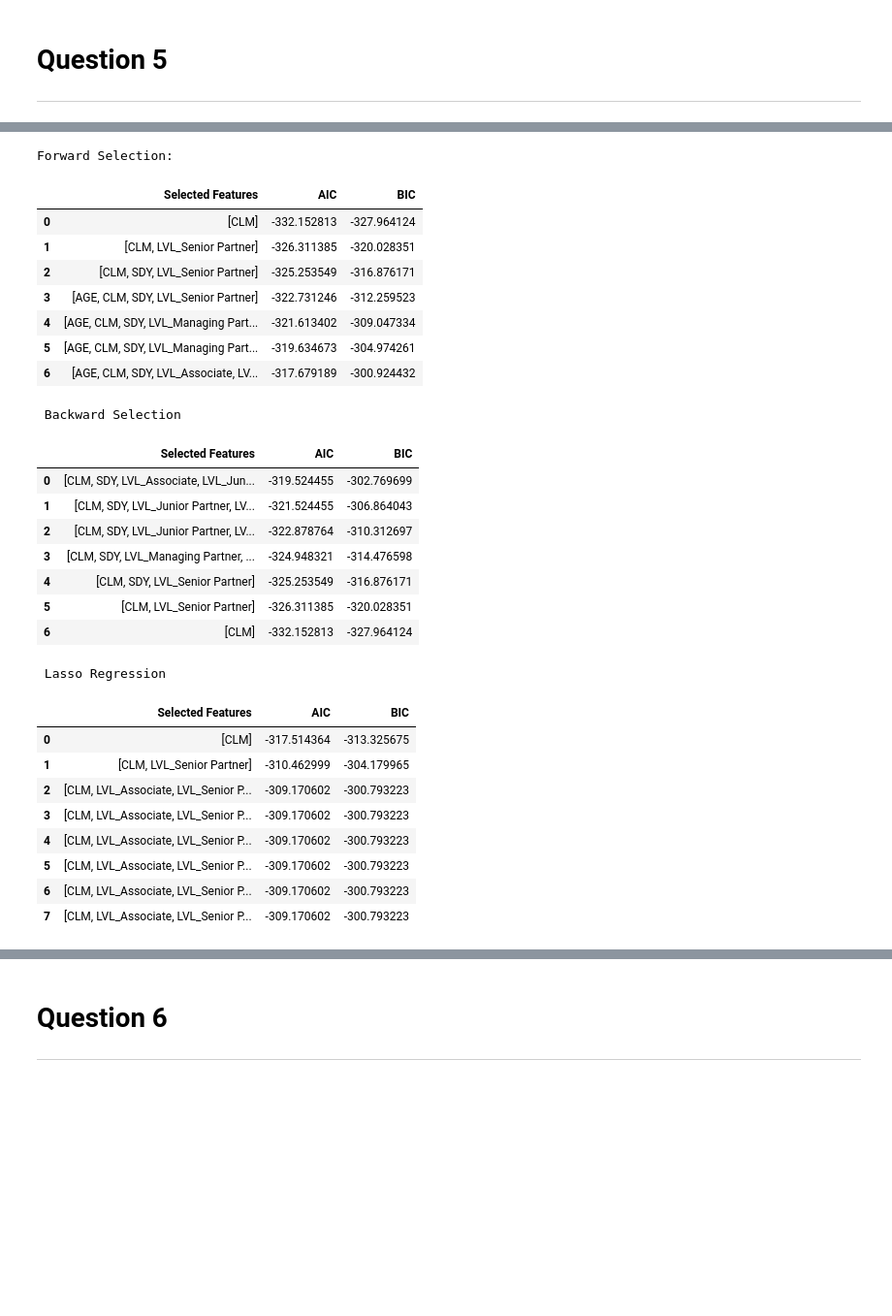
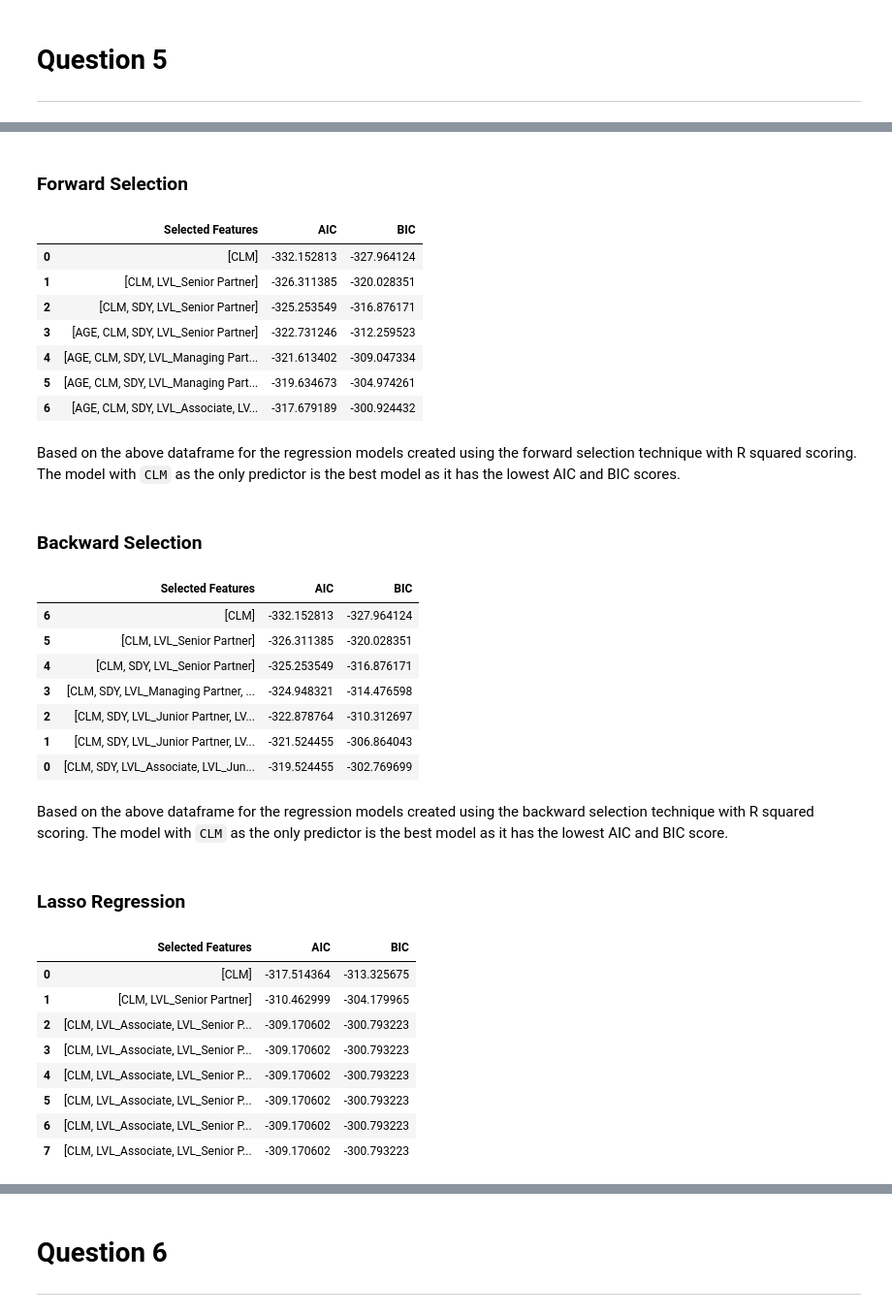
Before and after one commit to SirThaps/DAE_project, a Jupyter notebook: DAE_Assignment_ALL Q.ipynb, the cells around one changed output, grey strips where cells are left out. Shown at 97% size. Cells and saved outputs as stored; diff of their text form; code cells hidden in the pictures; blank space fills up the shorter version.

```diff
--- a/DAE_Assignment_ALL Q.ipynb
+++ b/DAE_Assignment_ALL Q.ipynb
@@ -540,9 +552,9 @@ Ridge Regression aims to reduce Overfitting, while Lasso Regression reduces the
+# %% [markdown]
+### Forward Selection
 # %%
-# Forward Selection
-print('Forward Selection:')
-forward_selected_features_df
+
+forward_selected_features_df.sort_values(by='AIC')
 # %% [output]
-Forward Selection:
 |  | Selected Features | AIC | BIC |
 | 0 | [CLM] | -332.152813 | -327.964124 |
 | 1 | [CLM, LVL_Senior Partner] | -326.311385 | -320.028351 |
@@ -551,28 +563,29 @@ Forward Selection:
 | 4 | [AGE, CLM, SDY, LVL_Managing Part... | -321.613402 | -309.047334 |
 | 5 | [AGE, CLM, SDY, LVL_Managing Part... | -319.634673 | -304.974261 |
 | 6 | [AGE, CLM, SDY, LVL_Associate, LV... | -317.679189 | -300.924432 |
+# %% [markdown]
+Based on the above dataframe for the regression models created using the forward selection technique with R squared scoring. The model with `CLM` as the only predictor is the best model as it has the lowest AIC and BIC scores.
+# %% [markdown]
+### Backward Selection
 # %%
-# Backward Selection
-print('\n Backward Selection')
-
-Backward_selected_features_df
+Backward_selected_features_df.sort_values(by='AIC')
 # %% [output]
- Backward Selection
 |  | Selected Features | AIC | BIC |
+| 6 | [CLM] | -332.152813 | -327.964124 |
+| 5 | [CLM, LVL_Senior Partner] | -326.311385 | -320.028351 |
+| 4 | [CLM, SDY, LVL_Senior Partner] | -325.253549 | -316.876171 |
+| 3 | [CLM, SDY, LVL_Managing Partner, ... | -324.948321 | -314.476598 |
+| 2 | [CLM, SDY, LVL_Junior Partner, LV... | -322.878764 | -310.312697 |
+| 1 | [CLM, SDY, LVL_Junior Partner, LV... | -321.524455 | -306.864043 |
 | 0 | [CLM, SDY, LVL_Associate, LVL_Jun... | -319.524455 | -302.769699 |
-| 1 | [CLM, SDY, LVL_Junior Partner, LV... | -321.524455 | -306.864043 |
-| 2 | [CLM, SDY, LVL_Junior Partner, LV... | -322.878764 | -310.312697 |
-| 3 | [CLM, SDY, LVL_Managing Partner, ... | -324.948321 | -314.476598 |
-| 4 | [CLM, SDY, LVL_Senior Partner] | -325.253549 | -316.876171 |
-| 5 | [CLM, LVL_Senior Partner] | -326.311385 | -320.028351 |
-| 6 | [CLM] | -332.152813 | -327.964124 |
+# %% [markdown]
+Based on the above dataframe for the regression models created using the backward selection technique with R squared scoring. The model with `CLM` as the only predictor is the best model as it has the lowest AIC and BIC score.
+# %% [markdown]
+### Lasso Regression
 # %%
-# Lasso Regression
-print('\n Lasso Regression')
 
-lasso_selected_features_df
+lasso_selected_features_df.sort_values(by='AIC')
 # %% [output]
- Lasso Regression
 |  | Selected Features | AIC | BIC |
 | 0 | [CLM] | -317.514364 | -313.325675 |
 | 1 | [CLM, LVL_Senior Partner] | -310.462999 | -304.179965 |
```
Also changed, not shown: parts of 9 cells of this notebook.
